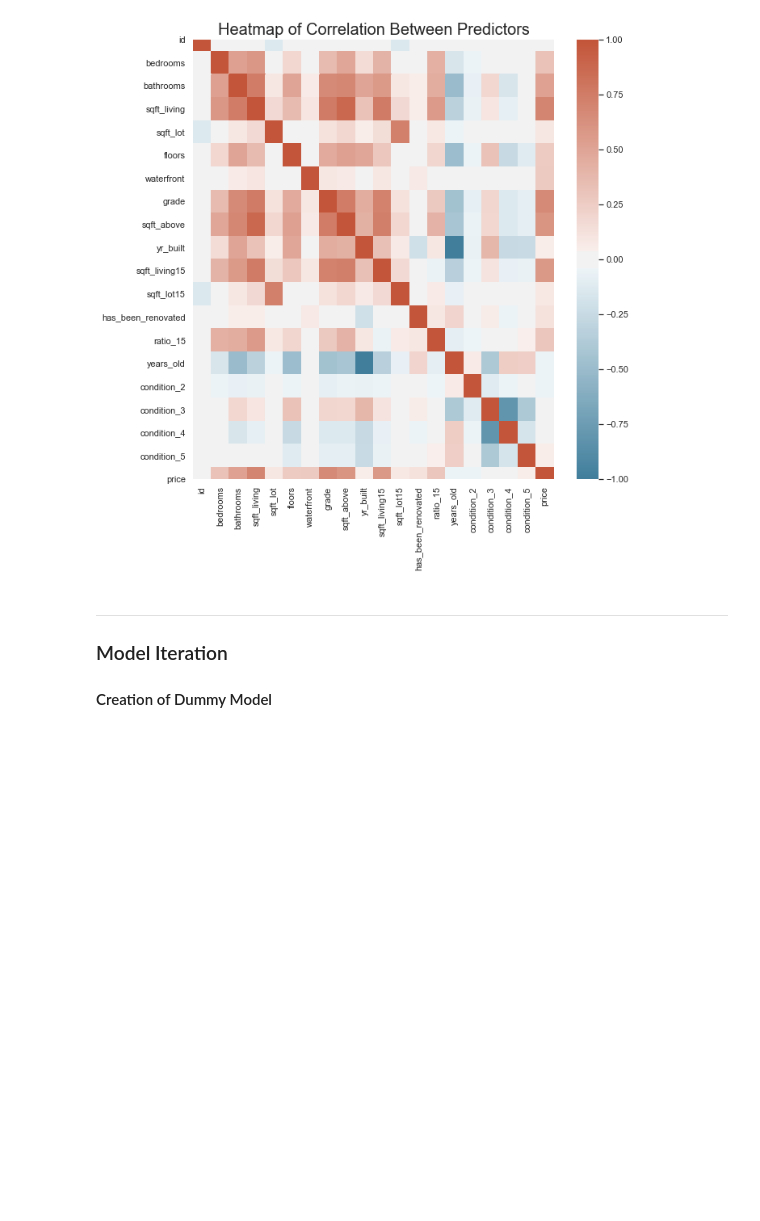
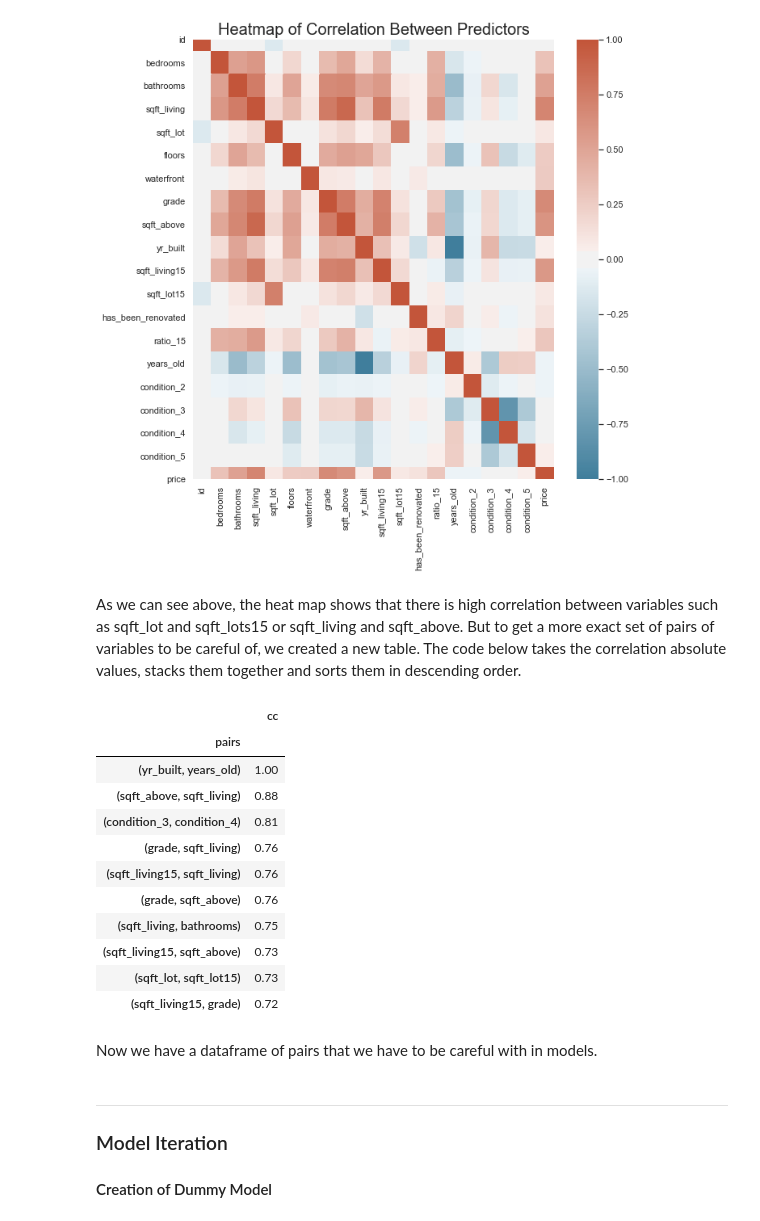
Before and after one commit to griffinhundley/predicting-housing-prices, a Jupyter notebook: notebooks/Final_Notebook.ipynb, the cells around one changed output. Drawn from its saved outputs; the diff is of its cells as text; code cells hidden in the pictures; blank space fills up the shorter version.

```diff
--- a/notebooks/Final_Notebook.ipynb
+++ b/notebooks/Final_Notebook.ipynb
@@ -195,6 +195,44 @@ ax.set_title('Heatmap of Correlation Between Predictors', fontsize = 20);
 # fig.savefig('../images/heatmap.png', bbox_inches='tight')
 # %% [output]
 [figure]
+# %% [markdown]
+As we can see above, the heat map shows that there is high correlation between variables such as sqft_lot and sqft_lots15 or sqft_living and sqft_above. But to get a more exact set of pairs of variables to be careful of, we created a new table. The code below takes the correlation absolute values, stacks them together and sorts them in descending order.
+# %%
+# create a dataframe of the correlation values.
+df=X_train.corr().abs().stack().reset_index().sort_values(0, ascending=False)
+
+# list and zip the variable name columns in the new column named "pairs"
+df['pairs'] = list(zip(df.level_0, df.level_1))
+
+# set index to pairs
+df.set_index(['pairs'], inplace = True)
+
+#drop the level columns
+df.drop(columns=['level_1', 'level_0'], inplace = True)
+
+# rename correlation column as 'cc'
+df.columns = ['cc']
+
+# drop duplicates.
+df.drop_duplicates(inplace=True)
+# %%
+# select the values in the dataframe where correlation is between 0.7 and 1
+df[(df.cc>.70) & (df.cc <1)]
+# %% [output]
+|  | cc |
+| pairs |  |
+| (yr_built, years_old) | 1.00 |
+| (sqft_above, sqft_living) | 0.88 |
+| (condition_3, condition_4) | 0.81 |
+| (grade, sqft_living) | 0.76 |
+| (sqft_living15, sqft_living) | 0.76 |
+| (grade, sqft_above) | 0.76 |
+| (sqft_living, bathrooms) | 0.75 |
+| (sqft_living15, sqft_above) | 0.73 |
+| (sqft_lot, sqft_lot15) | 0.73 |
+| (sqft_living15, grade) | 0.72 |
+# %% [markdown]
+Now we have a dataframe of pairs that we have to be careful with in models.
 # %% [markdown]
 ***
 
```
Also changed, not shown: parts of 33 cells of this notebook.
